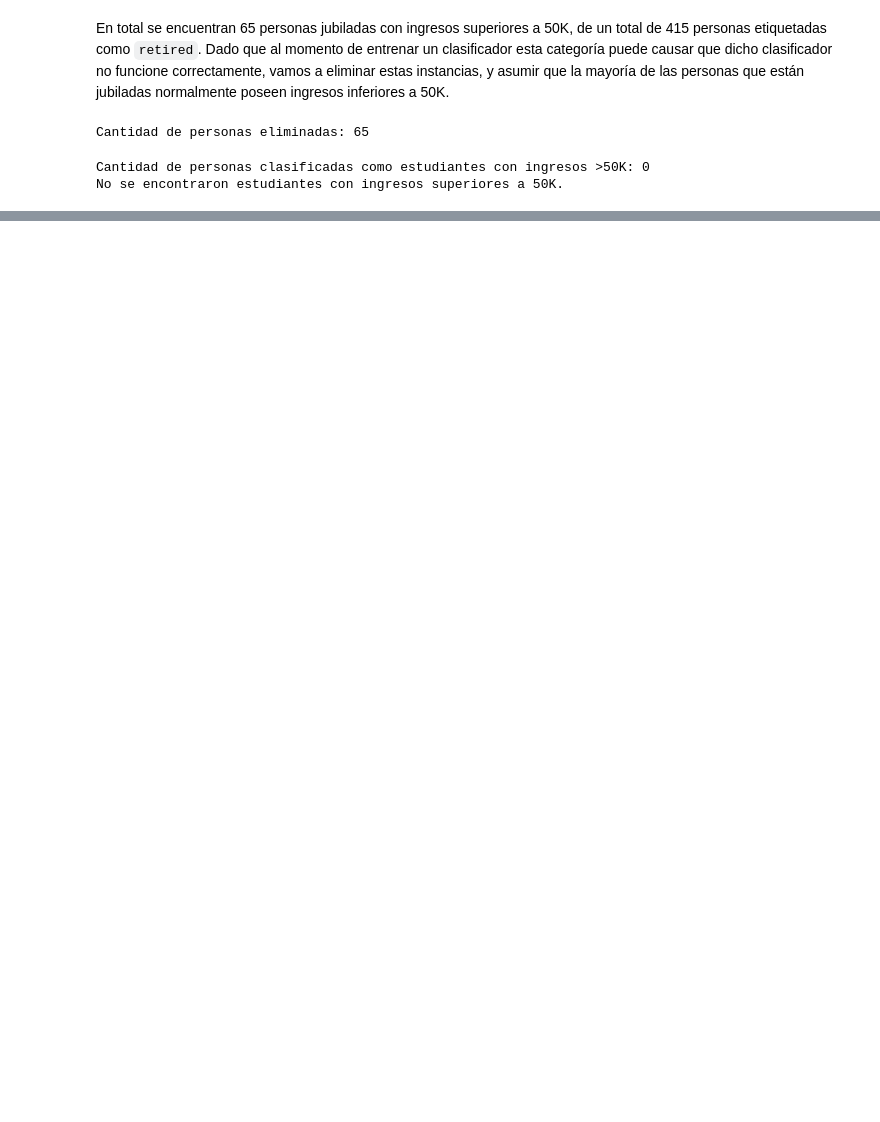
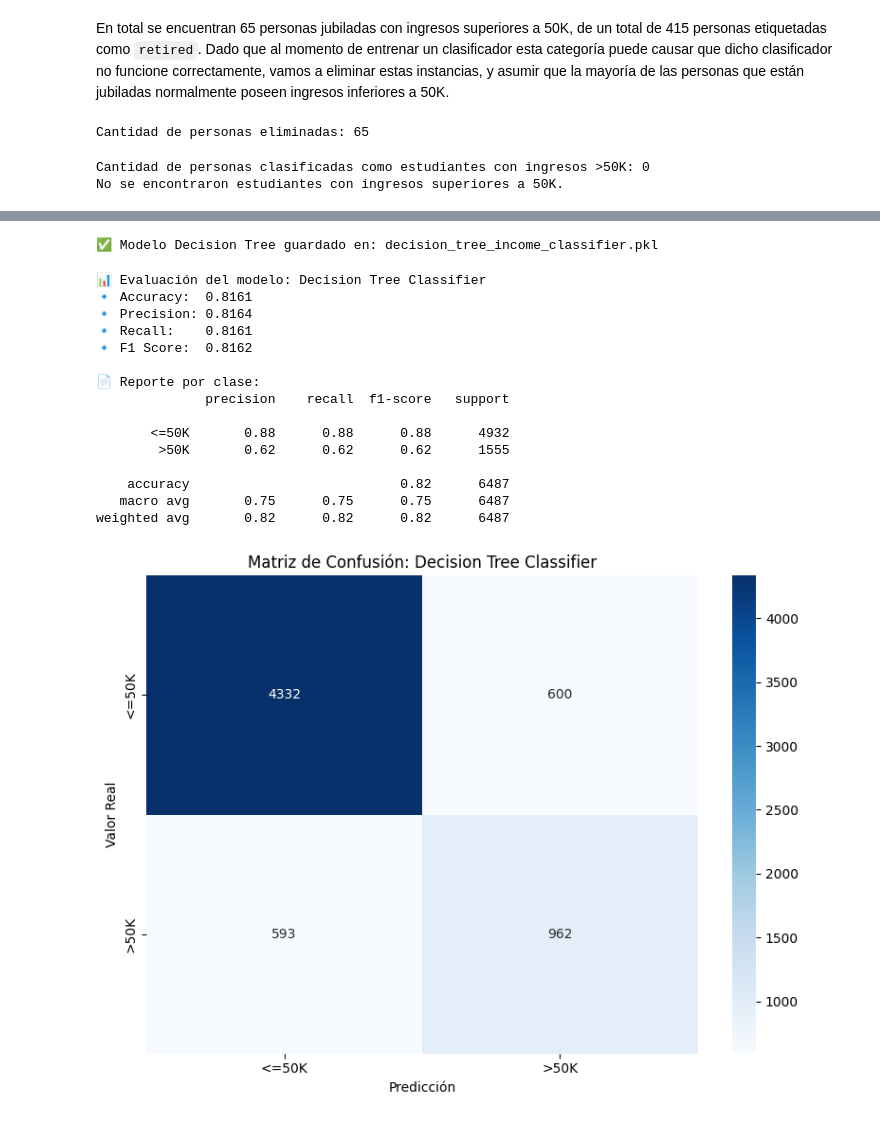
Before and after one commit to jquelas/adult_census_income, a Jupyter notebook: adult_census_income.ipynb, the cells around one changed output, grey strips where cells are left out. Drawn from its saved outputs; the diff is of its cells as text; code cells hidden in the pictures; blank space fills up the shorter version.

```diff
--- a/adult_census_income.ipynb
+++ b/adult_census_income.ipynb
@@ -776,0 +1015,49 @@ No se detectan estudiantes con ingresos tan altos, lo cual es consistente. La ma
+# %%
+from sklearn.tree import DecisionTreeClassifier
+
+# Construir el pipeline
+pipeline = Pipeline(steps=[
+    ('preprocessing', preprocessor),
+    ('classifier', DecisionTreeClassifier(
+        criterion='gini',
+        max_depth=None,
+        random_state=42
+    ))
+])
+
+# Entrenar el pipeline completo
+pipeline.fit(X_train, y_train)
+
+# Guardar el modelo entrenado
+output_model_path = "decision_tree_income_classifier.pkl"
+joblib.dump(pipeline, output_model_path)
+
+print(f"✅ Modelo Decision Tree guardado en: {output_model_path}")
+# %% [output]
+✅ Modelo Decision Tree guardado en: decision_tree_income_classifier.pkl
+# %%
+# Cargar el modelo desde el archivo
+dt_model = joblib.load("decision_tree_income_classifier.pkl")
+
+# Predecir valores usando el model
+y_pred_dt = dt_model.predict(X_test)
+
+# Evaluar modelo
+model_eval("Decision Tree Classifier", y_test, y_pred_dt)
+# %% [output]
+📊 Evaluación del modelo: Decision Tree Classifier
+🔹 Accuracy:  0.8161
+🔹 Precision: 0.8164
+🔹 Recall:    0.8161
+🔹 F1 Score:  0.8162
+
+📄 Reporte por clase:
+              precision    recall  f1-score   support
+
+       <=50K       0.88      0.88      0.88      4932
+        >50K       0.62      0.62      0.62      1555
+
+    accuracy                           0.82      6487
+   macro avg       0.75      0.75      0.75      6487
+weighted avg       0.82      0.82      0.82      6487
+[figure, added]
```
Also changed, not shown: parts of 34 cells of this notebook, 6 other files.
